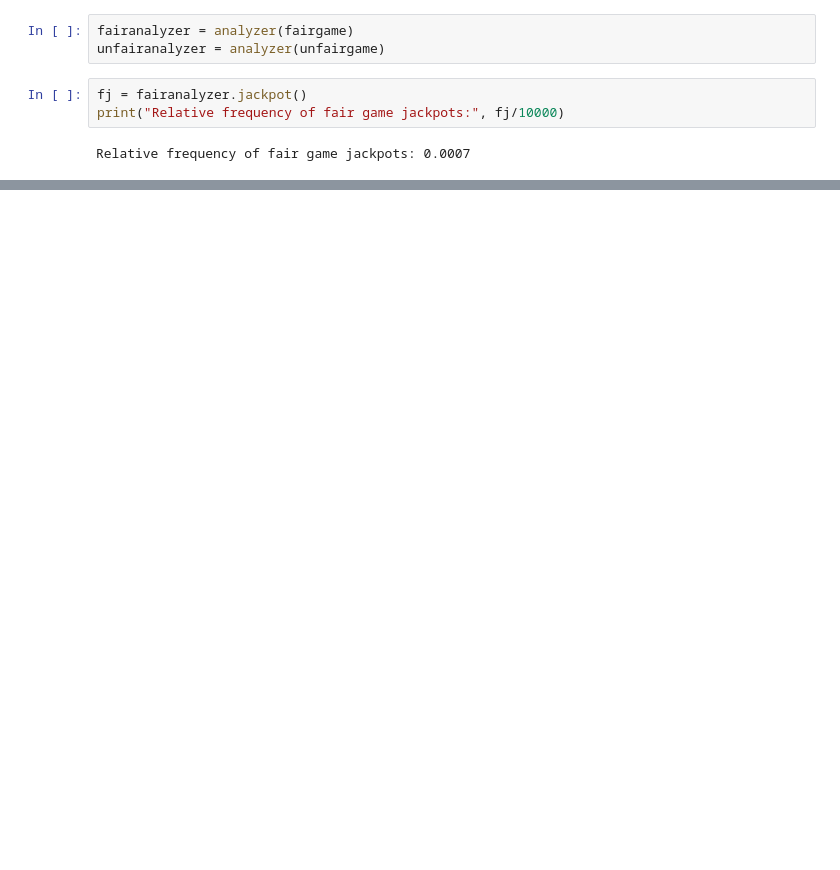
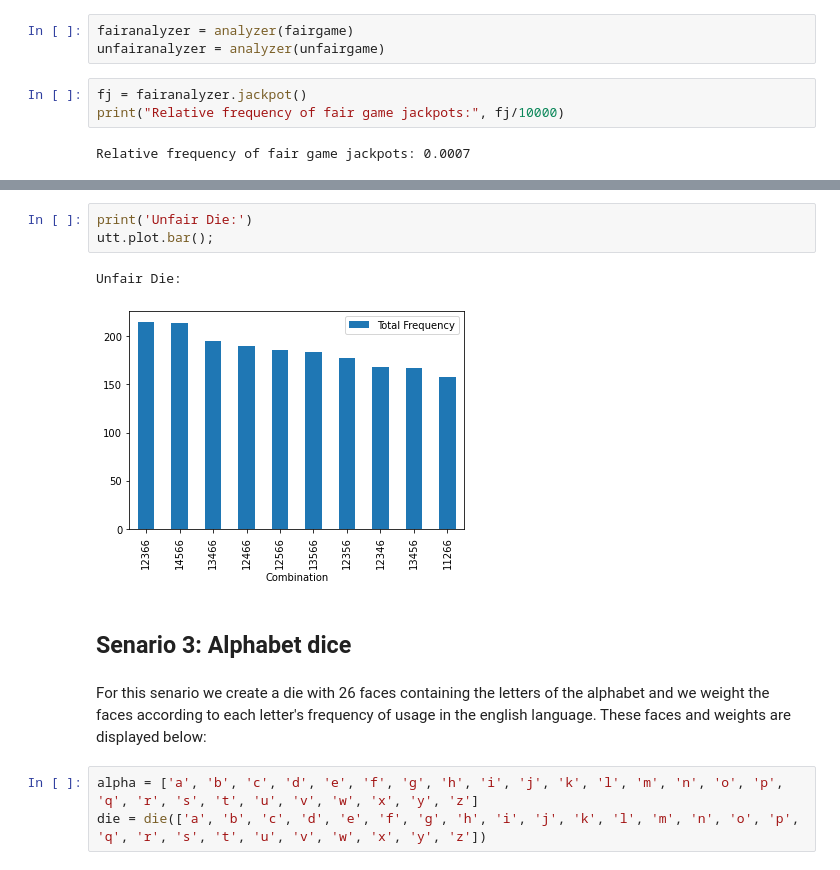
Before and after one commit to meldrumkathryn/Montecarlo_Project, a Jupyter notebook: final-project-submission.ipynb, the cells around one changed output, grey strips where cells are left out. Drawn from its saved outputs; the diff is of its cells as text; blank space fills up the shorter version.

```diff
--- a/final-project-submission.ipynb
+++ b/final-project-submission.ipynb
@@ -628,0 +660,13 @@ Fair game:
+# %%
+print('Unfair Die:')
+utt.plot.bar();
+# %% [output]
+Unfair Die:
+[figure, added]
+# %% [markdown]
+## Senario 3: Alphabet dice
+# %% [markdown]
+For this senario we create a die with 26 faces containing the letters of the alphabet and we weight the faces according to each letter's frequency of usage in the english language. These faces and weights are displayed below:
+# %%
+alpha = ['a', 'b', 'c', 'd', 'e', 'f', 'g', 'h', 'i', 'j', 'k', 'l', 'm', 'n', 'o', 'p', 'q', 'r', 's', 't', 'u', 'v', 'w', 'x', 'y', 'z']
+die = die(['a', 'b', 'c', 'd', 'e', 'f', 'g', 'h', 'i', 'j', 'k', 'l', 'm', 'n', 'o', 'p', 'q', 'r', 's', 't', 'u', 'v', 'w', 'x', 'y', 'z'])
```
Also changed, not shown: parts of 33 cells of this notebook, 1 other file.
